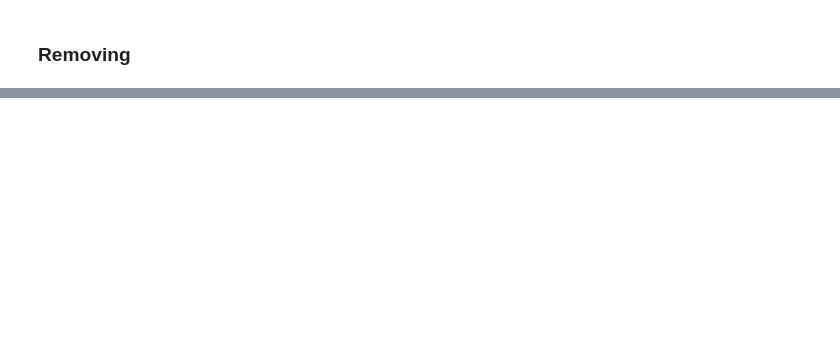
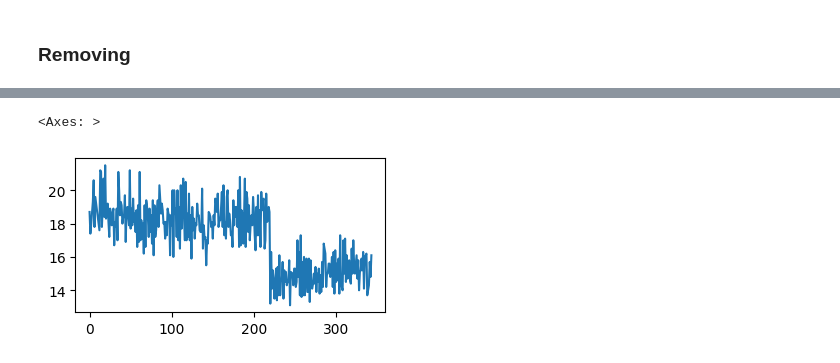
Before and after one commit to anjali8922/digipodium, a Jupyter notebook: data analysis/pandas.ipynb, the cells around one changed output, grey strips where cells are left out. Cells and saved outputs as stored; diff of their text form; code cells hidden in the pictures; blank space fills up the shorter version.

```diff
--- a/data analysis/pandas.ipynb
+++ b/data analysis/pandas.ipynb
@@ -238,0 +231,5 @@ data
+# %%
+penguins['bill_depth_mm'].plot(figsize=(4,2))
+# %% [output]
+<Axes: >
+[figure, added]
```
Also changed, not shown: parts of 92 cells of this notebook.
